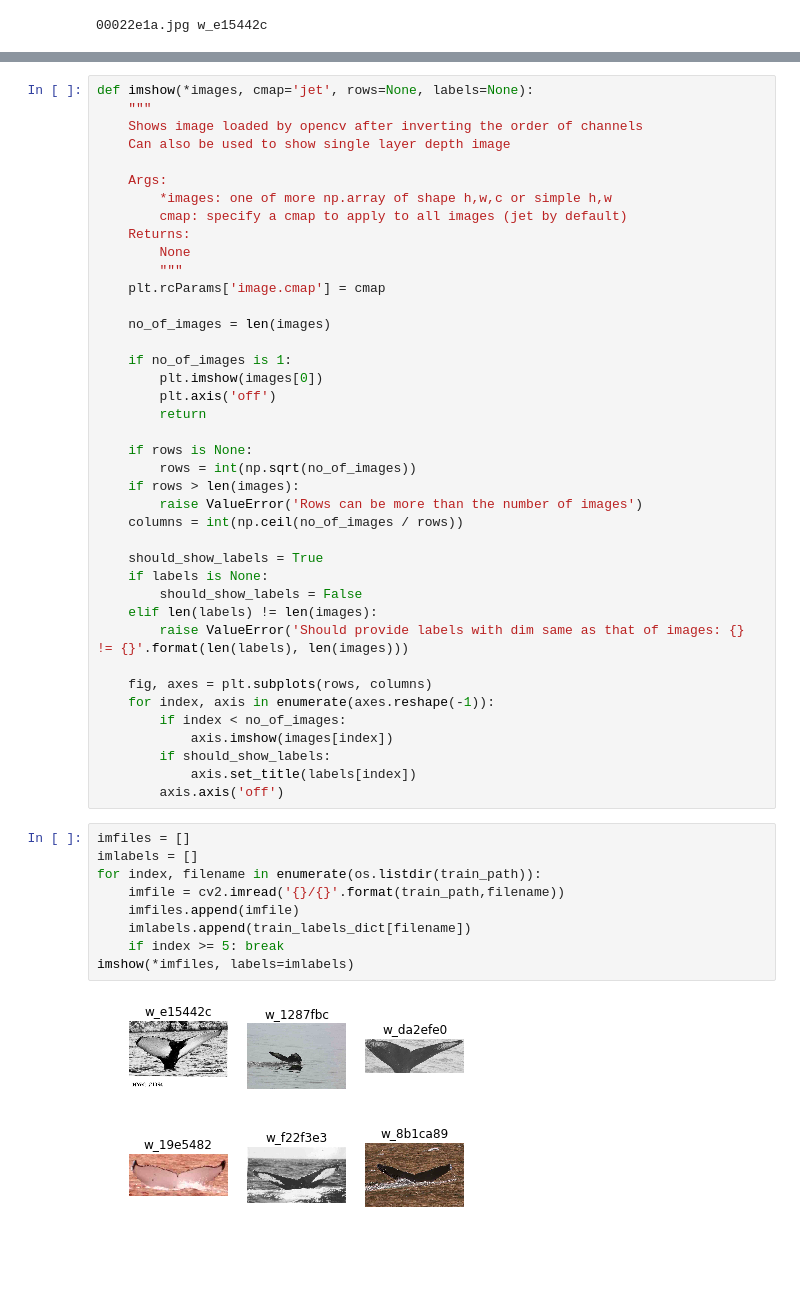
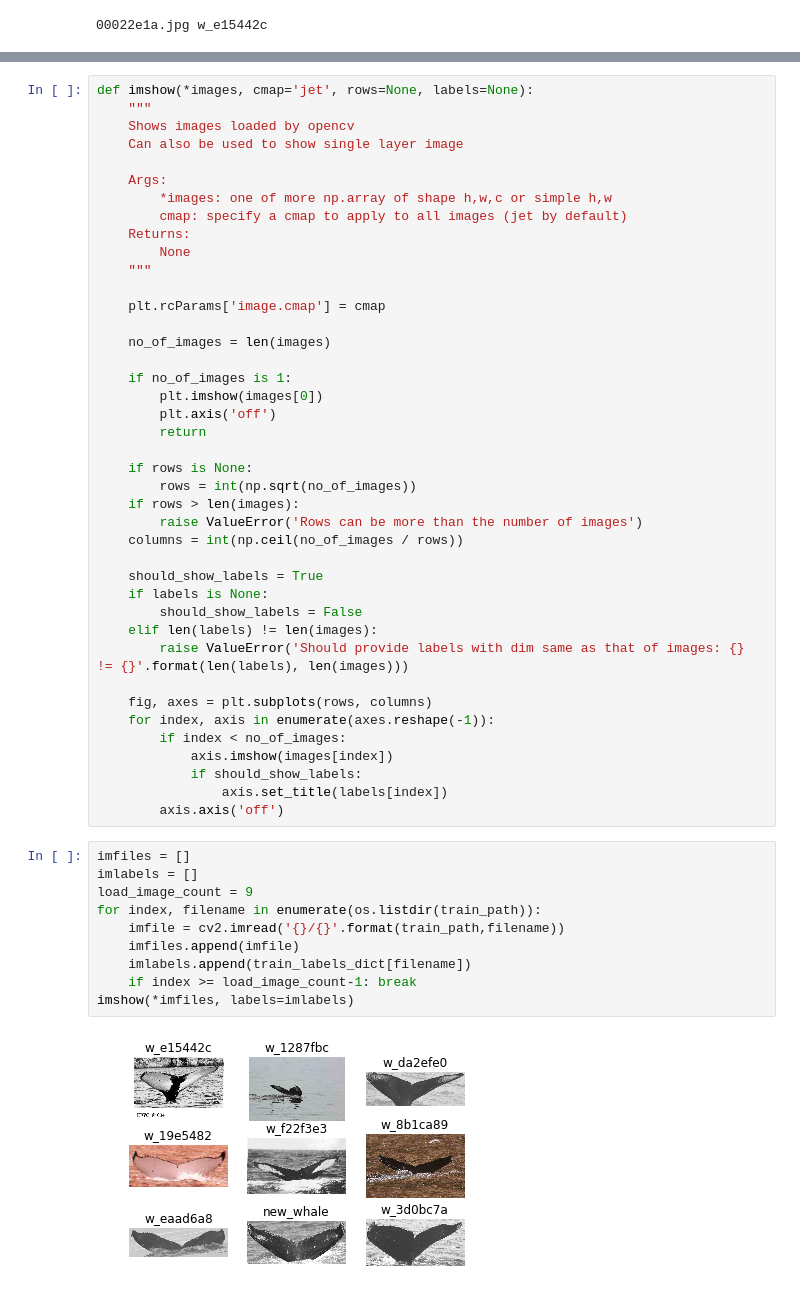
Before and after one commit to saravanabalagi/whale_classification, a Jupyter notebook: notebooks/preprocessing.ipynb, the cells around one changed output, grey strips where cells are left out. Saved outputs shown, nothing was run; the diff lists cells and outputs as text; blank space fills up the shorter version.

```diff
--- a/notebooks/preprocessing.ipynb
+++ b/notebooks/preprocessing.ipynb
@@ -32,15 +43,16 @@ print(sample_filename, train_labels_dict[sample_filename])
 # %%
 def imshow(*images, cmap='jet', rows=None, labels=None):
     """
-    Shows image loaded by opencv after inverting the order of channels
-    Can also be used to show single layer depth image
+    Shows images loaded by opencv
+    Can also be used to show single layer image
 
     Args:
         *images: one of more np.array of shape h,w,c or simple h,w
         cmap: specify a cmap to apply to all images (jet by default)
     Returns:
         None
-        """
+    """
+
     plt.rcParams['image.cmap'] = cmap
 
     no_of_images = len(images)
@@ -66,17 +78,18 @@ def imshow(*images, cmap='jet', rows=None, labels=None):
     for index, axis in enumerate(axes.reshape(-1)):
         if index < no_of_images:
             axis.imshow(images[index])
-        if should_show_labels:
-            axis.set_title(labels[index])
+            if should_show_labels:
+                axis.set_title(labels[index])
         axis.axis('off')
 # %%
 imfiles = []
 imlabels = []
+load_image_count = 9
 for index, filename in enumerate(os.listdir(train_path)):
     imfile = cv2.imread('{}/{}'.format(train_path,filename))
     imfiles.append(imfile)
     imlabels.append(train_labels_dict[filename])
-    if index >= 5: break
+    if index >= load_image_count-1: break
 imshow(*imfiles, labels=imlabels)
 # %% [output]
-[figure, old version]
+[figure, new version]
```
Also changed, not shown: parts of 13 cells of this notebook.
